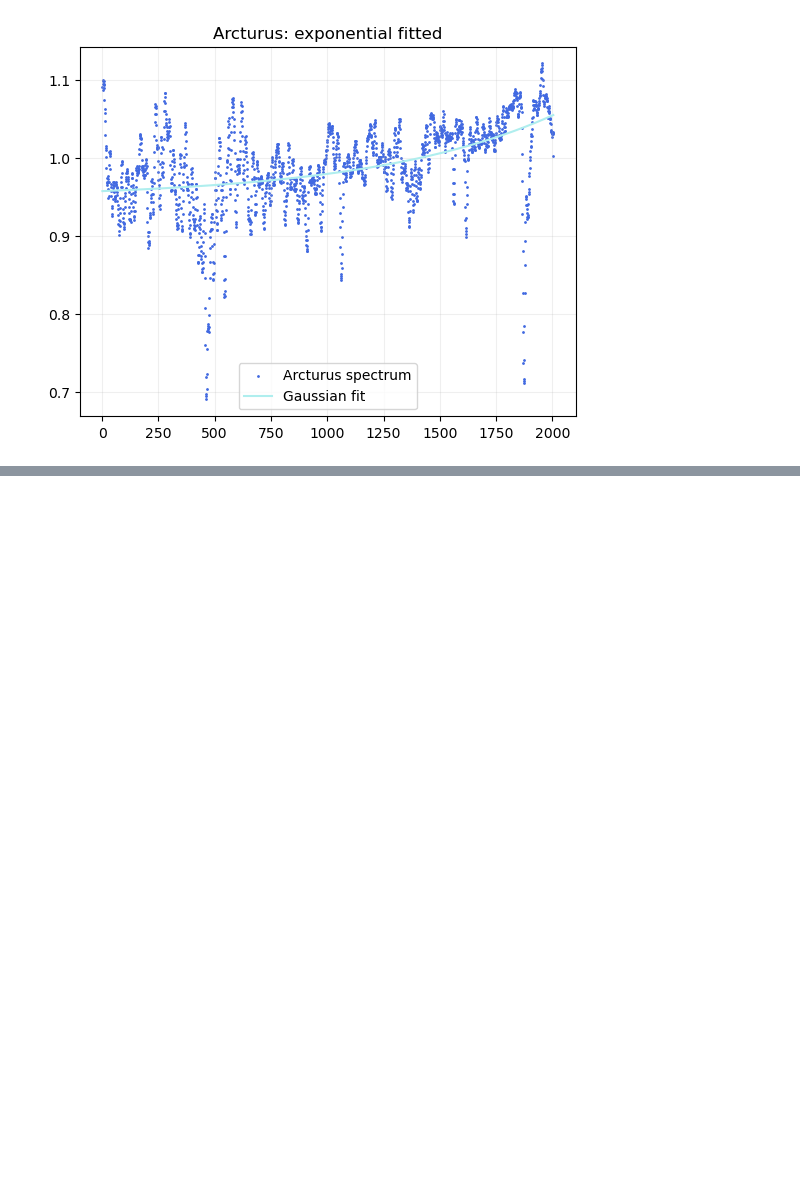
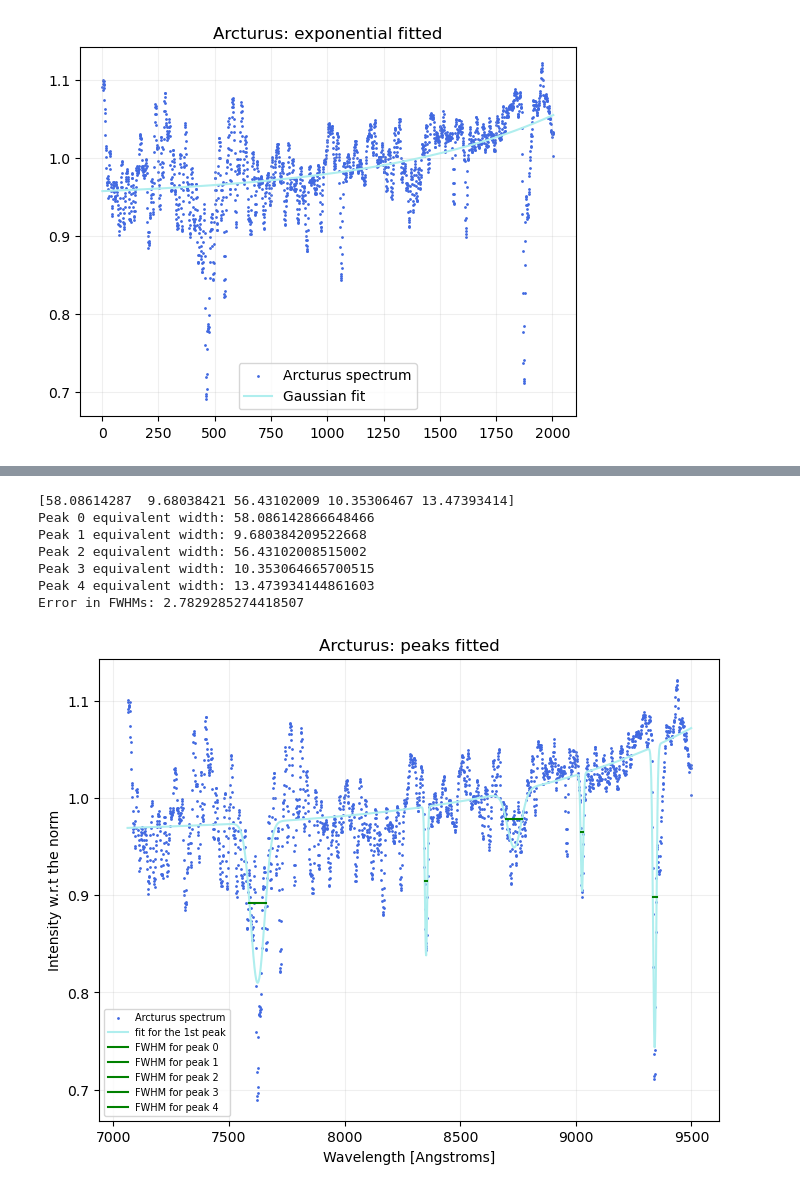
Before and after one commit to Timobrenn/G99-Spectroscopy, a Jupyter notebook: FWHM-arcturus.ipynb, the cells around one changed output, grey strips where cells are left out. Saved outputs shown, nothing was run; the diff lists cells and outputs as text; code cells hidden in the pictures; blank space fills up the shorter version.

```diff
--- a/FWHM-arcturus.ipynb
+++ b/FWHM-arcturus.ipynb
@@ -153,0 +250,53 @@ close(fig)
+# %%
+# for Peak in gaussian_params:
+#     fwhm,fwhm_err=fwhm_calculator(Peak[2],pcov)
+#     fwhm=2*sigma*np.sqrt(2*np.log(2))
+
+FWHM = np.array([2*np.abs(Peak[2])*np.sqrt(2*np.log(2)) for Peak in gaussian_params])
+print(FWHM)
+
+c=0
+for Peak in gaussian_params:
+    print(f"Peak {c} equivalent width: {FWHM[c]}")
+    c+=1
+
+print(f"Error in FWHMs: {fwhm_err}")
+
+x_range_a = 1.217*x_range + 7060
+
+fig=figure(figsize=(8,6))
+frame=fig.add_subplot(1,1,1)
+frame.scatter(x_range_a,dat_smooth, color="royalblue", label="Arcturus spectrum",s=1)
+frame.plot(x_range_a,f_superior(x_range, *beta),color="paleturquoise", label="fit for the 1st peak")
+
+p=0
+for Peak in gaussian_params:
+    a,m,s=Peak
+    f=FWHM[p]
+    fwhm_x=np.array((m-f/2,m+f/2))
+
+    # getting the exponential fit data to know the y-coordinates of FWHM plot
+    exp_a,exp_b,exp_z=exp_params
+    z=f_exp(m,exp_a,exp_b,exp_z)
+
+    fwhm_y=np.array((a/2+z,a/2+z))
+
+    frame.plot(1.217*fwhm_x + 7060,fwhm_y,color="green", label=f"FWHM for peak {p}")
+    p+=1
+
+frame.set_title("Arcturus: peaks fitted")
+frame.grid(alpha=0.2)
+frame.set_ylabel("Intensity w.r.t the norm")
+frame.set_xlabel("Wavelength [Angstroms]")
+frame.legend(fontsize=7)
+show()
+close(fig)
+# %% [output]
+[58.08614287  9.68038421 56.43102009 10.35306467 13.47393414]
+Peak 0 equivalent width: 58.086142866648466
+Peak 1 equivalent width: 9.680384209522668
+Peak 2 equivalent width: 56.43102008515002
+Peak 3 equivalent width: 10.353064665700515
+Peak 4 equivalent width: 13.473934144861603
+Error in FWHMs: 2.7829285274418507
+[figure, added]
```
Also changed, not shown: parts of 6 cells of this notebook.
